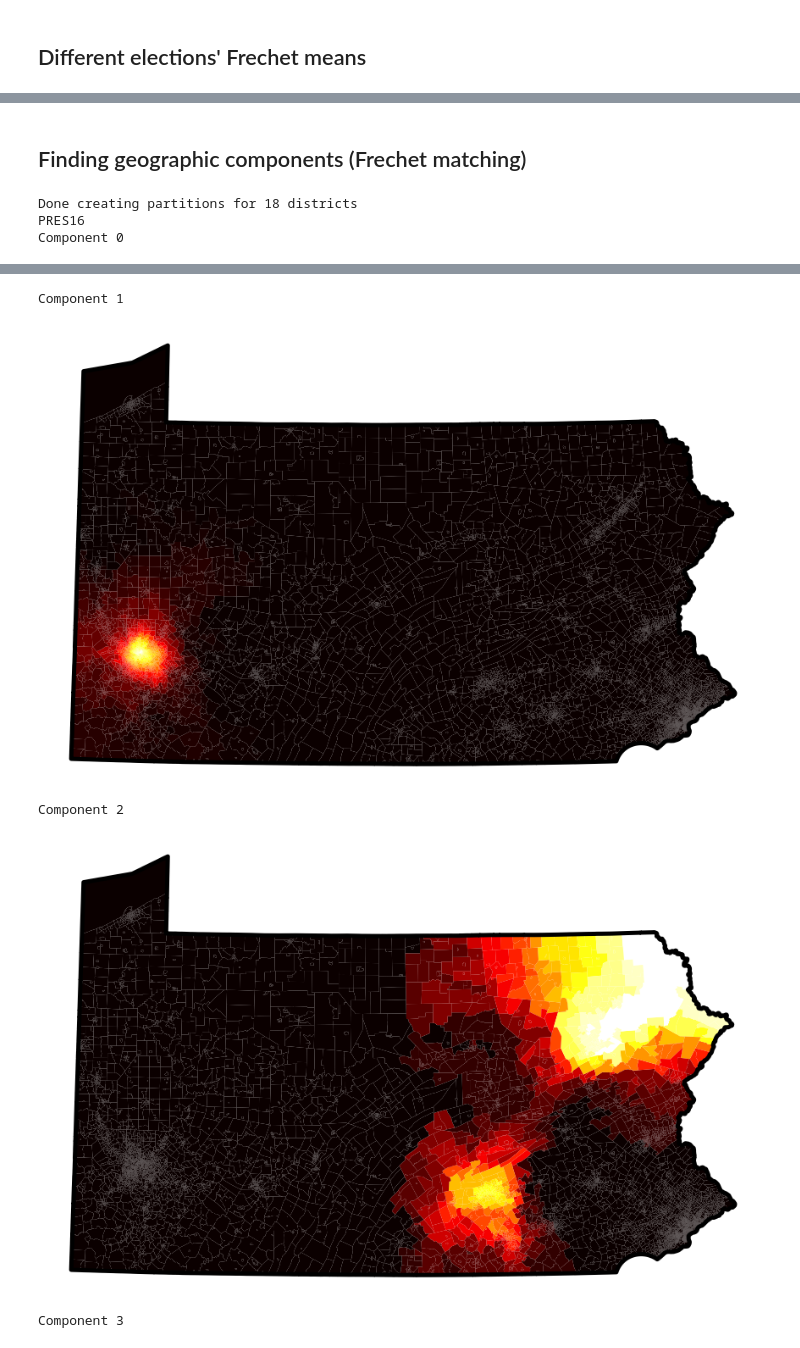
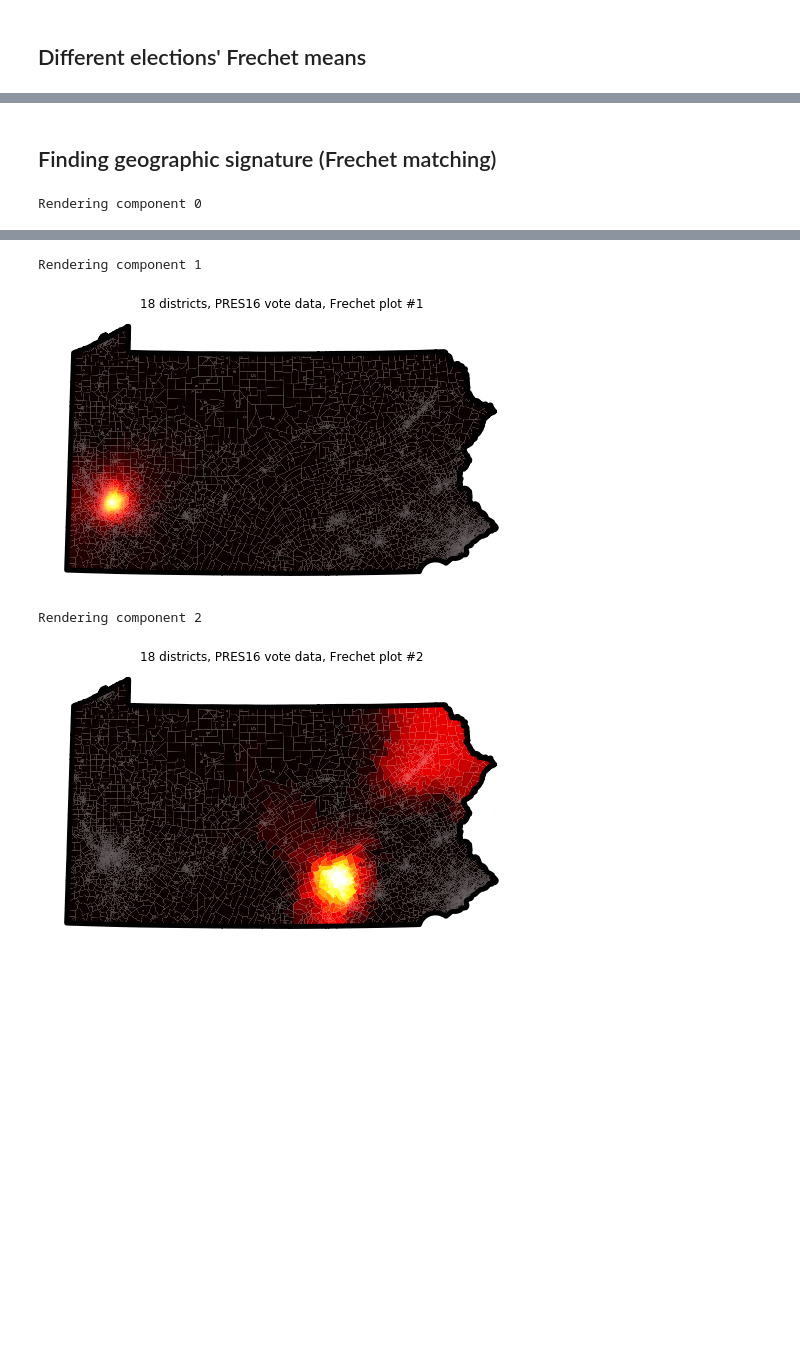
Before and after one commit to mggg/TDA-redistricting, a Jupyter notebook: make_graphics.ipynb, the cells around one changed output, grey strips where cells are left out. Saved outputs shown, nothing was run; the diff lists cells and outputs as text; code cells hidden in the pictures; blank space fills up the shorter version.

```diff
--- a/make_graphics.ipynb
+++ b/make_graphics.ipynb
@@ -144,8 +145,8 @@ myupdaters.update(election_updaters)
 allparts = {}
 allgraphs = {}
 # %%
-gdf = gpd.read_file("PA_VTD_PLANS_old/PA_VTD_PLANS.shp")
-graph = Graph.from_json("PA_VTD_old.json")
+gdf = gpd.read_file("PA_VTD_PLANS/PA_VTD_PLANS.shp")
+graph = Graph.from_json("PA_VTD.json")
 # %%
 gdf = gdf.to_crs({"init":"epsg:2271"})
 # %%
@@ -198,7 +199,6 @@ for k in [18]:
 #all together (with Frechet means)
 for k in [18]:
     for e in ["PRES16"]:
-        print(e, k, "districts")
         X, Y = [], []
         PDs = storePDs[k]
 
@@ -206,14 +206,14 @@ for k in [18]:
             X.extend([x[0] for x in PD])
             Y.extend([x[1] for x in PD])
 
-        fig = plt.figure(figsize=(8,8))
+        fig = plt.figure(figsize=(5,5))
         ax = plt.gca()
-        plt.axis('off')
         ax.scatter(X, Y, c="gray", s=4)
         ax.scatter([m[0] for m in meanPDs[k]], [m[1] for m in meanPDs[k]], s=100, c='red')
         plt.xlim(0,1)
         plt.ylim(0,1.1)
         plt.subplots_adjust(left=0, right=1, top=1, bottom=0)
-
+        plt.plot([0,1],[0,1],linestyle='dashed',c='gray')
+        plt.title("{} districts, {} vote data".format(k, e))
         plt.show()
 # %% [output]
@@ -228,17 +227,16 @@ for k in [18]:
             pd = match_Hungarian(PD, meanPDs[k])
             PDs.append(pd)
         for r in range(len(meanPDs[k])):
-            print(k, e, r)
             nontrivialpoints = [PD[r] for PD in PDs if PD[r] not in [None, 'd']]
             X = [x[0] for x in nontrivialpoints]
             Y = [x[1] for x in nontrivialpoints]
-            fig = plt.figure(figsize=(4,4))
+            fig = plt.figure(figsize=(5,5))
             ax = plt.gca()
-            plt.axis('off')
             ax.scatter(X, Y, c="black", s=2)
             ax.scatter([meanPDs[k][r][0]], [meanPDs[k][r][1]], s=30, c='red')
             plt.xlim(0,1)
             plt.ylim(0,1.1)
-            plt.subplots_adjust(left=0, right=1, top=1, bottom=0)
+            plt.plot([0,1],[0,1],linestyle='dashed',c='gray')
+            plt.title("{} districts, {} vote data, Frechet plot #{}".format(k, e, r))
             plt.show()
 # %% [output]
@@ -253,19 +246,16 @@ for k in [18]:
 # %% [markdown]
 ## Different elections' Frechet means
 # %%
-#plot Frechet means
+#plot Frechet means -- may take a while to run
 for k in [18]:
     X = []
     Y = []
     labels = []
-    fig, ax = plt.subplots(1, 1, figsize=(10,10))
+    fig, ax = plt.subplots(1, 1, figsize=(5,5))
     ax.plot([0,1], [0,1], c='gray',  linestyle='dashed')
-    ax.axvline(0.5, c='blue')
-    ax.axhline(1, c='gray', linestyle="dashed")
     ax.set_title("Frechet means of different elections")
     graphs = pickle.load(open(folder+"/graphs"+str(k)+".p", "rb"))
     for e in election_names:
-        print(k, e)
         PDs = []
         for g in graphs[e]:
             PD = bottleneck_distance.persistence_diagram_from_graph(g[0], g[1])
@@ -281,6 +271,6 @@ for k in [18]:
         X.extend([m[0] for m in meanPD])
         Y.extend([m[1] for m in meanPD])
         labels.extend([e for m in meanPD])
-        ax.legend()
+        ax.legend(loc='right')
     plt.show()
 # %% [output]
@@ -297,18 +278,17 @@ for k in [18]:
 # %% [markdown]
-## Finding geographic components (Frechet matching)
+## Finding geographic signature (Frechet matching)
 # %%
 for k in [18]:
     allparts[k] = pickle.load(open(folder+"/parts"+str(k)+".p", "rb"))
     allgraphs[k] = pickle.load(open(folder+"/graphs" +str(k)+ ".p", "rb"))
 # %%
+#plot geographic heat maps for each Frechet plot -- may also take a while to run
 for k in [18]:
     asses = allparts[k]
     unrankedparts = [
         Partition(graph, x, myupdaters) for x in asses
     ]
-    print("Done creating partitions for %d districts"%k)
     for e in ["PRES16"]:
-        print(e)
         rankedparts = [
             bottleneck_distance.relabel_by_dem_vote_share(x, x[e]) for x in unrankedparts
         ]
@@ -319,7 +299,7 @@ for k in [18]:
             PDs.append(pd)
         #plot on map
         for r in range(len(meanPDs[k])):
-            print("Component %d"%r)
+            print("Rendering component %d"%r)
             incomp = np.zeros(len(graph.nodes))
             for i, (part, PD) in enumerate(zip(rankedparts, PDs)):
                 if PD[r] not in [None, 'd']:
@@ -330,12 +310,11 @@ for k in [18]:
                         if 1e-7 > abs(dvote - (1-birth)):
                             incomp[n] += 1
             gdf["incomp"] = incomp
-            smallfig, smallax = plt.subplots(1,1,figsize=(20,10))
+            smallfig, smallax = plt.subplots(1,1,figsize=(10,5))
             gdf.plot(column="incomp", cmap="hot", ax=smallax)
             wholestate.boundary.plot(ax=smallax, linewidth=5, edgecolor="black")
             smallax.axis('off')
+            smallax.set_title("{} districts, {} vote data, Frechet plot #{}".format(k,e,r))
             plt.show()
 # %% [output]
-Done creating partitions for 18 districts
-PRES16
-Component 0
+Rendering component 0
@@ -343,5 +322,4 @@ Component 0
-Component 1
+Rendering component 1
-[figure, old version]
+[figure, new version]
-Component 2
+Rendering component 2
-[figure, old version]
+[figure, new version]
-Component 3
```
Also changed, not shown: parts of 6 cells of this notebook, 12 other files.
